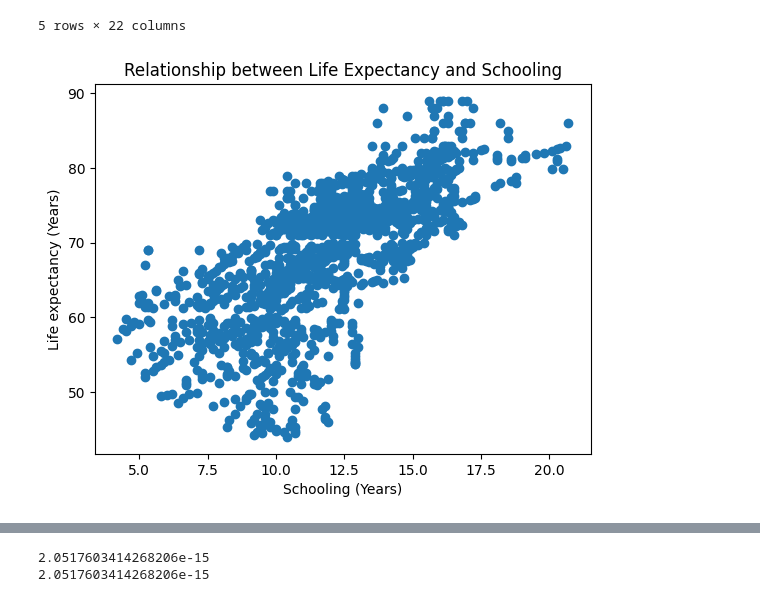
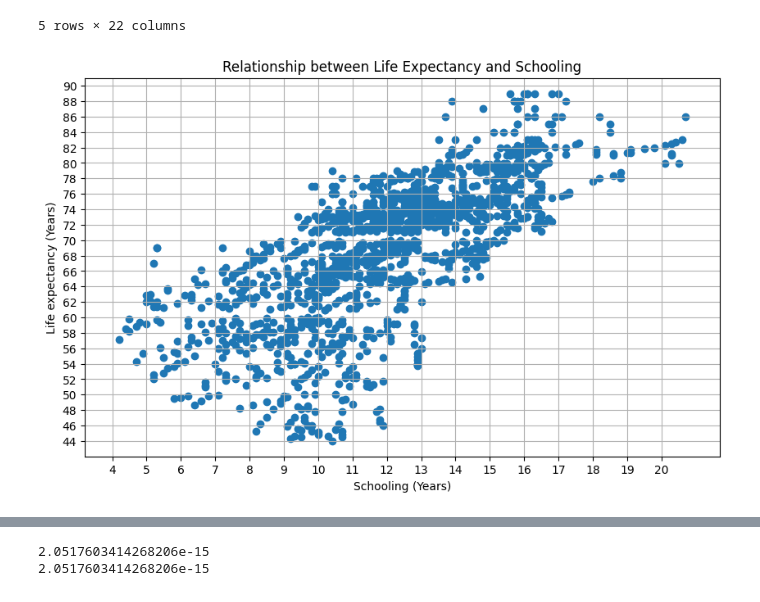
Before and after one commit to MaxCHENGLONG/1TD060-Applied-Linear-Algebra-for-Data-Science-UU, a Jupyter notebook: Assignment_3: Regression/Assignment3_ALADS.ipynb, the cells around one changed output, grey strips where cells are left out. Saved outputs shown, nothing was run; the diff lists cells and outputs as text; code cells hidden in the pictures.

```diff
--- a/Assignment_3: Regression/Assignment3_ALADS.ipynb
+++ b/Assignment_3: Regression/Assignment3_ALADS.ipynb
@@ -241,16 +281,46 @@ data_clean5[:5]
 | 3 | Afghanistan | 2012 | Developing | 59.5 | 272.0 | 69 | 0.01 | ... |
 | 4 | Afghanistan | 2011 | Developing | 59.2 | 275.0 | 71 | 0.01 | ... |
 5 rows × 22 columns
-# %%
-data_a5 = data_clean5[['Life expectancy ','Schooling']]
-data_a5
-plt.scatter(data_a5['Schooling'], data_a5['Life expectancy '])
-plt.xlabel('Schooling (Years)')
-plt.ylabel('Life expectancy (Years)')
-plt.title('Relationship between Life Expectancy and Schooling')
-plt.show()
-# %% [output]
-[figure, removed]
+# %%
+# data_a5 = data_clean5[['Life expectancy ','Schooling']]
+# data_a5
+# plt.scatter(data_a5['Schooling'], data_a5['Life expectancy '])
+# plt.xlabel('Schooling (Years)')
+# plt.ylabel('Life expectancy (Years)')
+# plt.title('Relationship between Life Expectancy and Schooling')
+# plt.show()
+import matplotlib.pyplot as plt
+
+
+data_a5 = data_clean5[['Life expectancy ', 'Schooling']]
+
+# Scatter plot with controlled tick intervals
+plt.figure(figsize=(10, 6))
+plt.scatter(data_a5['Schooling'], data_a5['Life expectancy '])
+
+# Setting labels
+plt.xlabel('Schooling (Years)')
+plt.ylabel('Life expectancy (Years)')
+plt.title('Relationship between Life Expectancy and Schooling')
+
+# Define ticks for the x and y axes
+x_ticks = range(int(data_a5['Schooling'].min()), int(data_a5['Schooling'].max()) + 1, 1)
+y_ticks = range(int(data_a5['Life expectancy '].min()), int(data_a5['Life expectancy '].max()) + 2, 2)
+
+plt.xticks(x_ticks)
+plt.yticks(y_ticks)
+
+# Optional: Set limits for x and y axes for better visualization
+plt.xlim([data_a5['Schooling'].min() - 1, data_a5['Schooling'].max() + 1])
+plt.ylim([data_a5['Life expectancy '].min() - 2, data_a5['Life expectancy '].max() + 2])
+
+# Add grid for better readability
+plt.grid(True)
+
+# Show plot
+plt.show()
+# %% [output]
+[figure, added]
 # %%
 data_b_x5 = data_a5['Schooling']
 data_b_y5 = data_a5['Life expectancy ']
```
Also changed, not shown: parts of 4 cells of this notebook.
